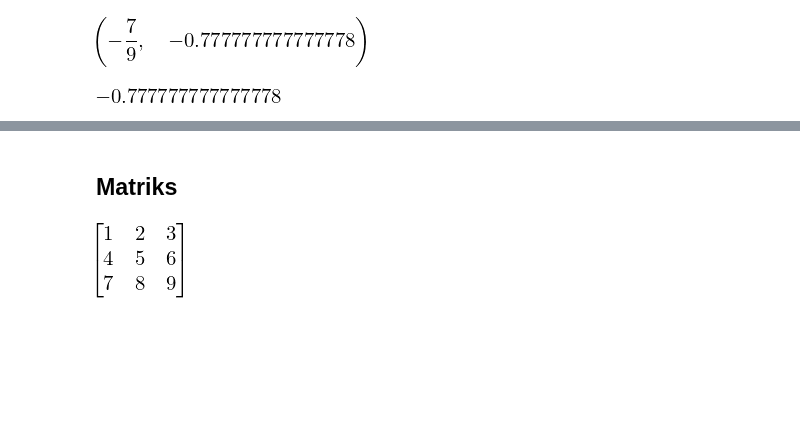
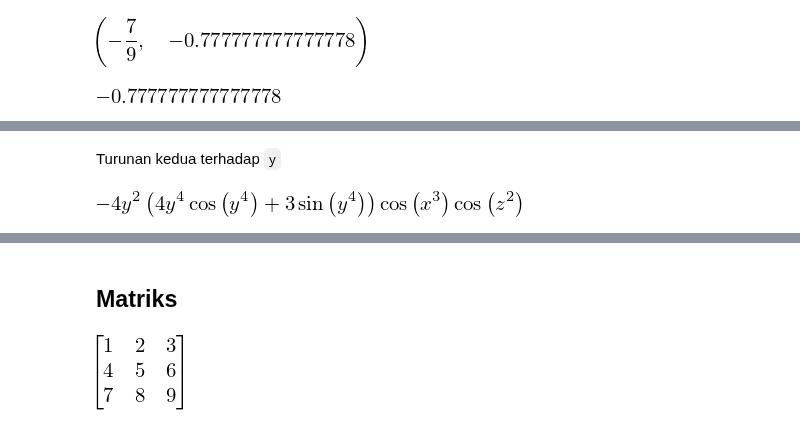
Before and after one commit to f-fathurrahman/ffr-MetodeNumerik, a Jupyter notebook: NOTEBOOKS/PengenalanSymPy.ipynb, the cells around one changed output, grey strips where cells are left out. Saved outputs shown, nothing was run; the diff lists cells and outputs as text; code cells hidden in the pictures; blank space fills up the shorter version.

```diff
--- a/NOTEBOOKS/PengenalanSymPy.ipynb
+++ b/NOTEBOOKS/PengenalanSymPy.ipynb
@@ -138,0 +158,6 @@ expr.evalf(subs={x: 1, y: 3})
+# %% [markdown]
+Turunan kedua terhadap `y`
+# %%
+diff(eksp, y, 2)
+# %% [output]
+[figure, added]
```
Also changed, not shown: parts of 31 cells of this notebook.
